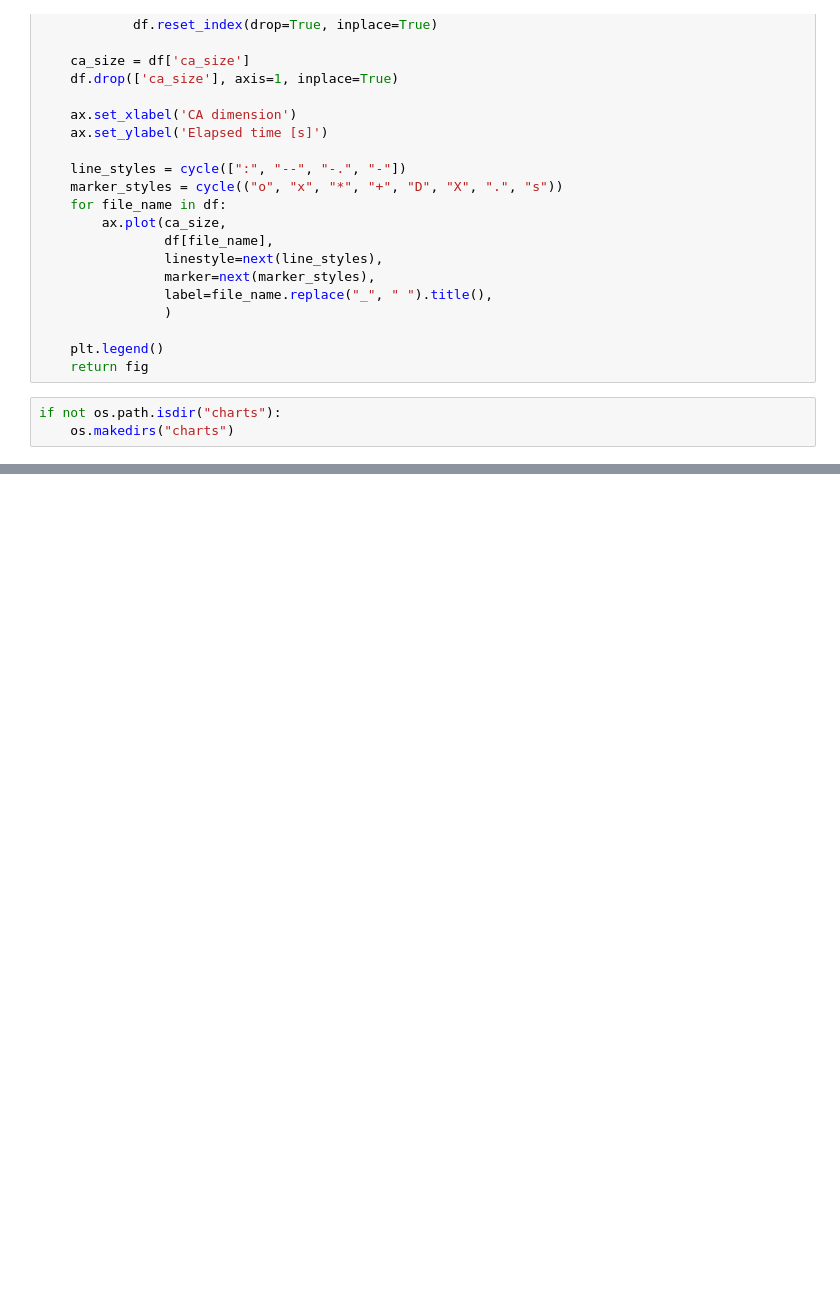
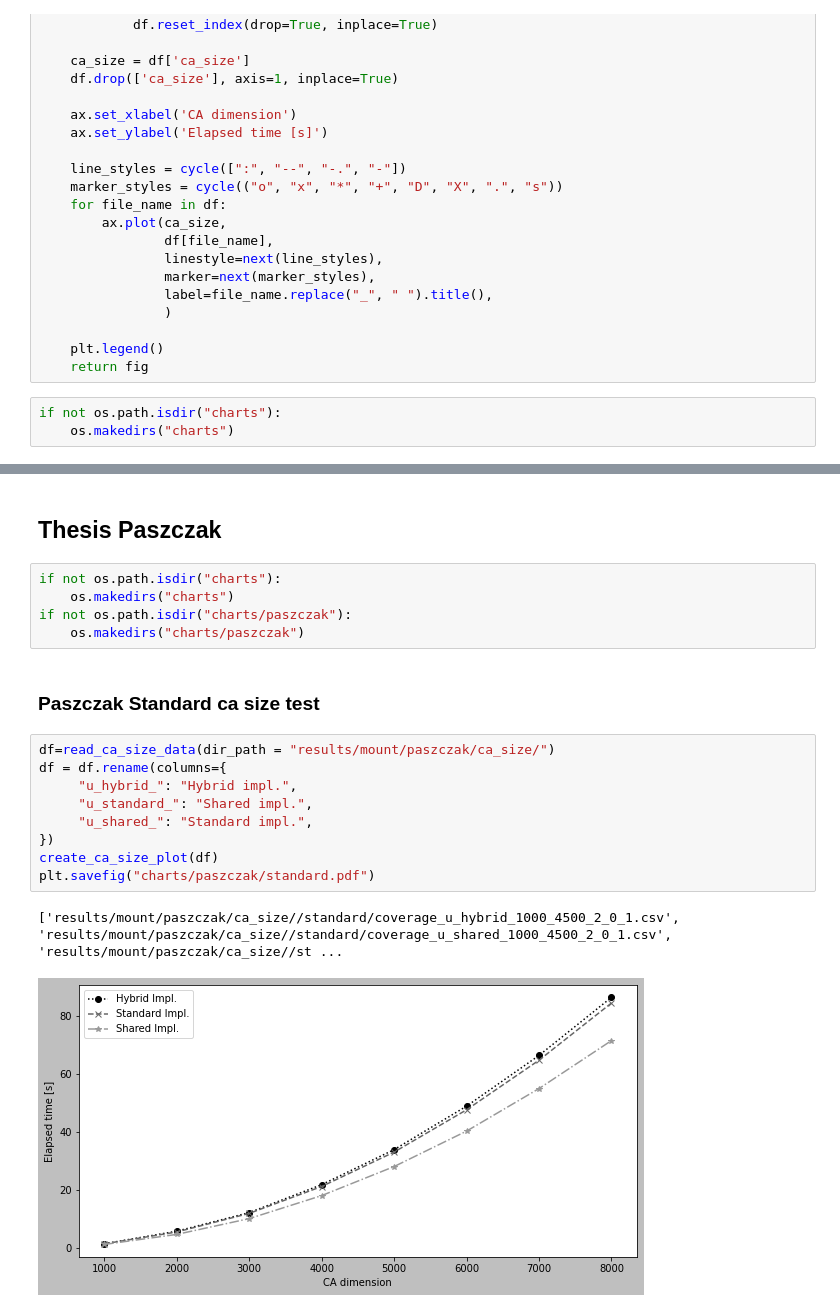
Before and after one commit to prenc/saturated-flow-thesis, a Jupyter notebook: notebooks/ca_size_comparison_charts.ipynb, the cells around one changed output, grey strips where cells are left out. Saved outputs shown, nothing was run; the diff lists cells and outputs as text; blank space fills up the shorter version.

Commit message:
Extend ca size charts notebooks for thesis

```diff
--- a/notebooks/ca_size_comparison_charts.ipynb
+++ b/notebooks/ca_size_comparison_charts.ipynb
@@ -191 +212,22 @@ plt.savefig("charts/active_cells_ca_size_stress.pdf")
 [figure]
+# %% [markdown]
+## Thesis Paszczak
+# %%
+if not os.path.isdir("charts"):
+    os.makedirs("charts")
+if not os.path.isdir("charts/paszczak"):
+    os.makedirs("charts/paszczak")
+# %% [markdown]
+### Paszczak Standard ca size test
+# %%
+df=read_ca_size_data(dir_path = "results/mount/paszczak/ca_size/")
+df = df.rename(columns={
+     "u_hybrid_": "Hybrid impl.",
+     "u_standard_": "Shared impl.",
+     "u_shared_": "Standard impl.",
+})
+create_ca_size_plot(df)
+plt.savefig("charts/paszczak/standard.pdf")
+# %% [output]
+['results/mount/paszczak/ca_size//standard/coverage_u_hybrid_1000_4500_2_0_1.csv', 'results/mount/paszczak/ca_size//standard/coverage_u_shared_1000_4500_2_0_1.csv', 'results/mount/paszczak/ca_size//st ...
+[figure, added]
```
Also changed, not shown: parts of 25 cells of this notebook, 1 other file.
